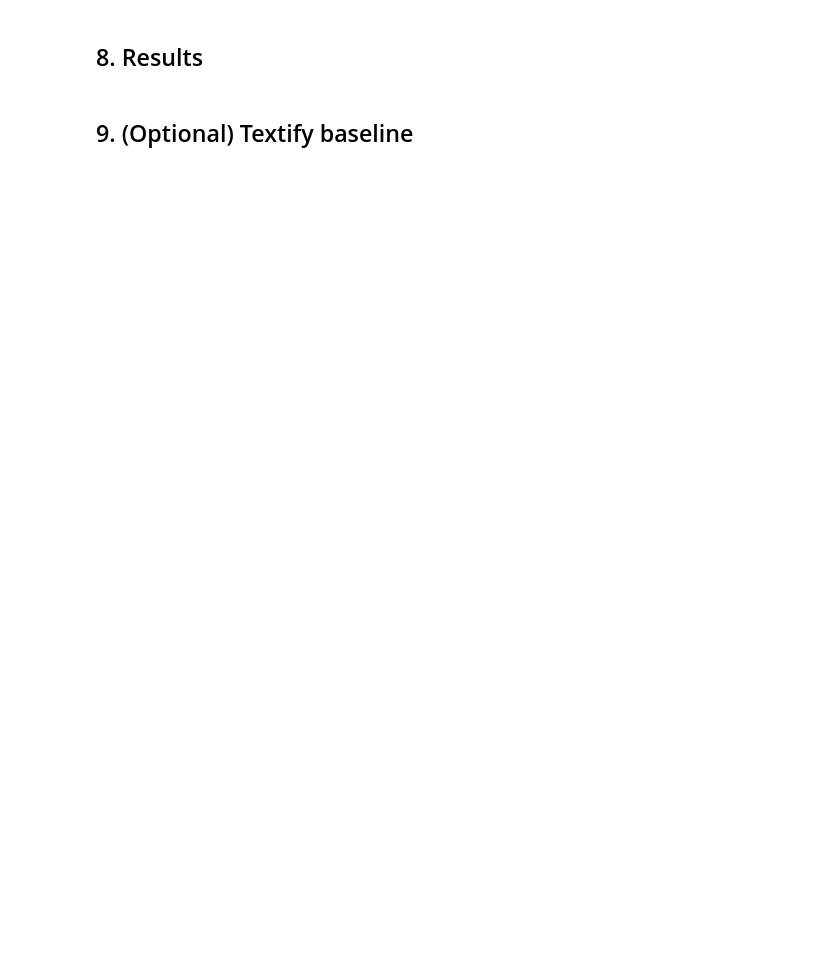
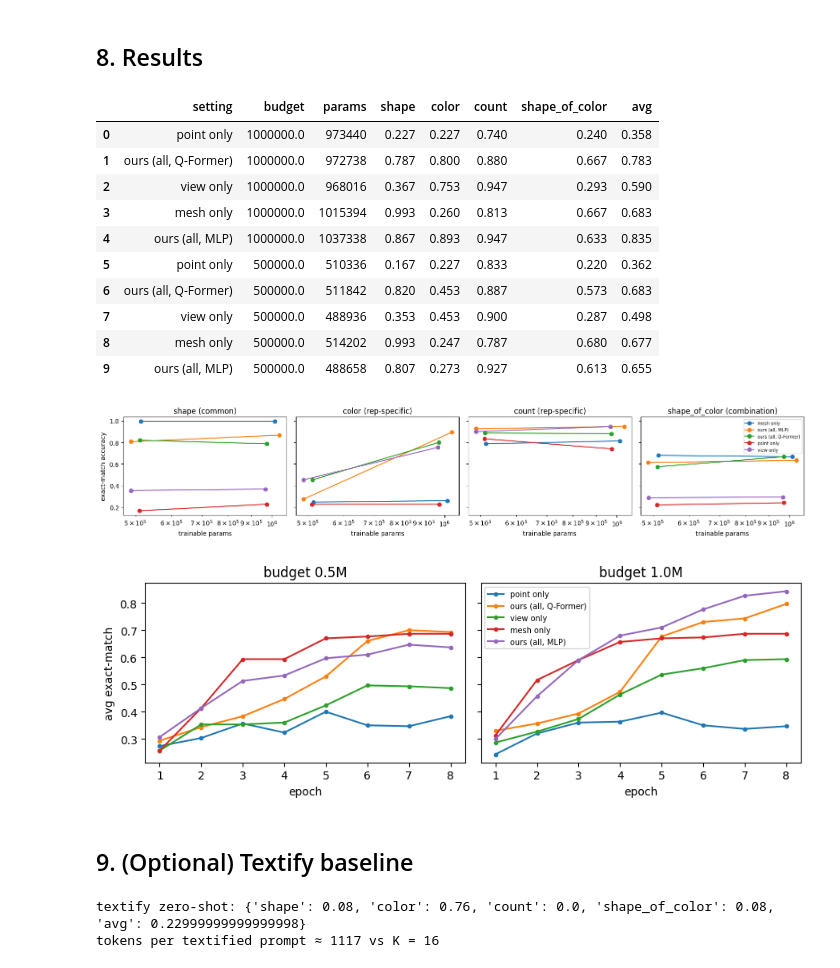
Before and after one commit to BLTisandwich/OneData-MultiRep, a Jupyter notebook: multirep_adaptor_minimal_run.ipynb, the cells around one changed output. Cells and saved outputs as stored; diff of their text form; code cells hidden in the pictures; blank space fills up the shorter version.

```diff
--- a/multirep_adaptor_minimal_run.ipynb
+++ b/multirep_adaptor_minimal_run.ipynb
@@ -168,13 +293,13 @@ class PointEnc(nn.Module):
         return tok + self.pos(centers), torch.zeros(B, self.G, dtype=torch.bool, device=pts.device)
 
 class ViewEnc(nn.Module):
-    """Small CNN shared across views; each view -> 4x4 spatial tokens."""
+    """Small CNN shared across views; each view -> 4x4 spatial tokens (pooled, so any view_res works)."""
     def __init__(self, w, n_views=3):
         super().__init__()
         c = max(8, w // 2)
         self.cnn = nn.Sequential(nn.Conv2d(5, c, 3, padding=1), nn.GELU(),
                                  nn.Conv2d(c, w, 3, stride=2, padding=1), nn.GELU(),
-                                 nn.Conv2d(w, w, 3, stride=2, padding=1))
+                                 nn.Conv2d(w, w, 3, stride=2, padding=1), nn.AdaptiveAvgPool2d(4))
         self.pos = nn.Parameter(torch.randn(n_views * 16, w) * 0.02)
     def forward(self, views):                                  # (B, V, 5, H, W)
         B, V = views.shape[:2]
@@ -352,17 +504,19 @@ def evaluate(model, data, drop_reps=()):
 Results are appended to `results.json` after every run, so the cell can be re-run after a Colab disconnect.
 # %%
 # ---------- Budget sweep ----------
-BUDGETS = [0.5e6, 1e6, 2e6]                 # trainable params (encoders + aggregator), LLM excluded
+BUDGETS = [1e6, 0.5e6]                 # trainable params (encoders + aggregator), LLM excluded; 1M first so the
+                                            # draft has one complete budget even if the sweep is cut short
 SETTINGS = {                                 # name -> (representations, aggregator)
     "point only": (["point"], "qformer"),
+    "ours (all, Q-Former)": (["mesh", "point", "view"], "qformer"),
     "view only":  (["view"], "qformer"),
     "mesh only":  (["mesh"], "qformer"),
-    "ours (all, Q-Former)": (["mesh", "point", "view"], "qformer"),
     "ours (all, MLP)":      (["mesh", "point", "view"], "mlp"),
 }
 RESULTS_PATH = "results.json"
 results = json.load(open(RESULTS_PATH)) if os.path.exists(RESULTS_PATH) else []   # resume after a Colab disconnect
-done = {(r["setting"], r["budget"]) for r in results}
+TAG = f"ep{CFG['epochs']}_amp{int(AMP)}_res{CFG['view_res']}"      # runs with other settings are kept but not mixed in
+done = {(r["setting"], r["budget"]) for r in results if r.get("tag") == TAG}
 
 for budget in BUDGETS:
     for name, (reps, agg) in SETTINGS.items():
@@ -371,8 +525,8 @@ for budget in BUDGETS:
         w, n = match_budget(reps, agg, budget, LLM_DIM, CFG["K"])
         model = MultiRepAdaptor(reps, w, agg, CFG["K"], LLM_DIM).to(device)
         print(f"\n== {name} | budget {budget/1e6:.1f}M -> width {w}, {n/1e6:.2f}M params")
-        t0 = time.time(); train(model, train_data)
-        res = evaluate(model, test_data)
-        print({k: round(v, 3) for k, v in res.items()}, f"({time.time()-t0:.0f}s)")
-        results.append(dict(setting=name, budget=budget, width=w, params=n, **res))
+        t0 = time.time(); curve = train(model, train_data, eval_data=test_data[:CFG["curve_n"]])
+        res = evaluate(model, test_data); secs = time.time() - t0
+        print({k: round(v, 3) for k, v in res.items()}, f"({secs:.0f}s)")
+        results.append(dict(setting=name, budget=budget, width=w, params=n, tag=TAG, secs=secs, curve=curve, **res))
         json.dump(results, open(RESULTS_PATH, "w"), indent=1)
@@ -381,17 +555,40 @@ for budget in BUDGETS:
 # %%
 # ---------- Results ----------
 import pandas as pd, matplotlib.pyplot as plt
-df = pd.DataFrame(results)
+df = pd.DataFrame([r for r in results if r.get("tag") == TAG])
 cols = ["setting", "budget", "params"] + list(TASKS) + ["avg"]
 display(df[cols].round(3))
 
 fig, axes = plt.subplots(1, len(TASKS), figsize=(4 * len(TASKS), 3.2), sharey=True)
 for ax, t in zip(axes, TASKS):
     for name, g in df.groupby("setting"):
         g = g.sort_values("params"); ax.plot(g["params"], g[t], marker="o", label=name)
     ax.set_xscale("log"); ax.set_title(f"{t} ({TASKS[t]})"); ax.set_xlabel("trainable params")
 axes[0].set_ylabel("exact-match accuracy"); axes[-1].legend(fontsize=7)
 plt.tight_layout(); plt.show()
+
+# learning curves (avg accuracy on the first curve_n test scenes after each epoch): flat at the end = converged
+fig, axes = plt.subplots(1, df["budget"].nunique(), figsize=(4.5 * df["budget"].nunique(), 3.2), sharey=True, squeeze=False)
+for ax, (budget, gb) in zip(axes[0], df.groupby("budget")):
+    for _, r in gb.iterrows():
+        ax.plot([c["epoch"] for c in r["curve"]], [c["avg"] for c in r["curve"]], marker=".", label=r["setting"])
+    ax.set_title(f"budget {budget/1e6:.1f}M"); ax.set_xlabel("epoch")
+axes[0, 0].set_ylabel("avg exact-match"); axes[0, -1].legend(fontsize=7)
+plt.tight_layout(); plt.show()
+# %% [output]
+|  | setting | budget | params | shape | color | count | shape_of_color | avg |
+| 0 | point only | 1000000.0 | 973440 | 0.227 | 0.227 | 0.740 | 0.240 | 0.358 |
+| 1 | ours (all, Q-Former) | 1000000.0 | 972738 | 0.787 | 0.800 | 0.880 | 0.667 | 0.783 |
+| 2 | view only | 1000000.0 | 968016 | 0.367 | 0.753 | 0.947 | 0.293 | 0.590 |
+| 3 | mesh only | 1000000.0 | 1015394 | 0.993 | 0.260 | 0.813 | 0.667 | 0.683 |
+| 4 | ours (all, MLP) | 1000000.0 | 1037338 | 0.867 | 0.893 | 0.947 | 0.633 | 0.835 |
+| 5 | point only | 500000.0 | 510336 | 0.167 | 0.227 | 0.833 | 0.220 | 0.362 |
+| 6 | ours (all, Q-Former) | 500000.0 | 511842 | 0.820 | 0.453 | 0.887 | 0.573 | 0.683 |
+| 7 | view only | 500000.0 | 488936 | 0.353 | 0.453 | 0.900 | 0.287 | 0.498 |
+| 8 | mesh only | 500000.0 | 514202 | 0.993 | 0.247 | 0.787 | 0.680 | 0.677 |
+| 9 | ours (all, MLP) | 500000.0 | 488658 | 0.807 | 0.273 | 0.927 | 0.613 | 0.655 |
+[figure, added]
+[figure, added]
 # %% [markdown]
 ## 9. (Optional) Textify baseline
 # %%
@@ -401,19 +598,29 @@ def textify(ex, n=64):
     pts = " ".join(f"({x:.2f},{y:.2f},{z:.2f}) {c}" for (x, y, z), c in zip(ex["points"][idx], ex["point_colors"][idx]))
     return f"Colored 3D point cloud (x,y,z) color: {pts}\nQuestion: {ex['q']} Answer with one word."
 
+NUM_WORDS = {"one": "1", "two": "2", "three": "3"}
+
 @torch.no_grad()
 def textify_zero_shot(data, n=100):
     hits = {}
     for ex in data[:n]:
         msgs = [{"role": "user", "content": textify(ex)}]
-        ids = tok.apply_chat_template(msgs, add_generation_prompt=True, return_tensors="pt").to(device)
-        out = llm.generate(ids, max_new_tokens=6, do_sample=False)
-        pred = tok.decode(out[0, ids.shape[1]:], skip_special_tokens=True).strip().lower().rstrip(".")
+        # render the template to text, then tokenize: works on transformers 4.x and 5.x
+        # (5.x returns a BatchEncoding from apply_chat_template(..., return_tensors="pt"), which generate() rejects)
+        prompt = tok.apply_chat_template(msgs, add_generation_prompt=True, tokenize=False)
+        enc = tok(prompt, return_tensors="pt", add_special_tokens=False).to(device)
+        out = llm.generate(**enc, max_new_tokens=6, do_sample=False, pad_token_id=tok.eos_token_id)
+        pred = tok.decode(out[0, enc["input_ids"].shape[1]:], skip_special_tokens=True).strip().lower()
+        pred = pred.split()[0].strip(".,!\"'") if pred else ""
+        pred = NUM_WORDS.get(pred, pred)                          # "three" -> "3" for the count task
         hits.setdefault(ex["task"], []).append(pred == ex["a"])
     res = {t: float(np.mean(v)) for t, v in hits.items()}; res["avg"] = float(np.mean(list(res.values())))
     return res
 
 print("textify zero-shot:", textify_zero_shot(test_data))
 print("tokens per textified prompt ≈", len(tok(textify(test_data[0]))["input_ids"]), "vs K =", CFG["K"])
+# %% [output]
+textify zero-shot: {'shape': 0.08, 'color': 0.76, 'count': 0.0, 'shape_of_color': 0.08, 'avg': 0.22999999999999998}
+tokens per textified prompt ≈ 1117 vs K = 16
 # %% [markdown]
 ## Notes from the CPU sanity check (no LLM; linear probe on adaptor outputs, 3k train scenes)
```
Also changed, not shown: parts of 11 cells of this notebook.
